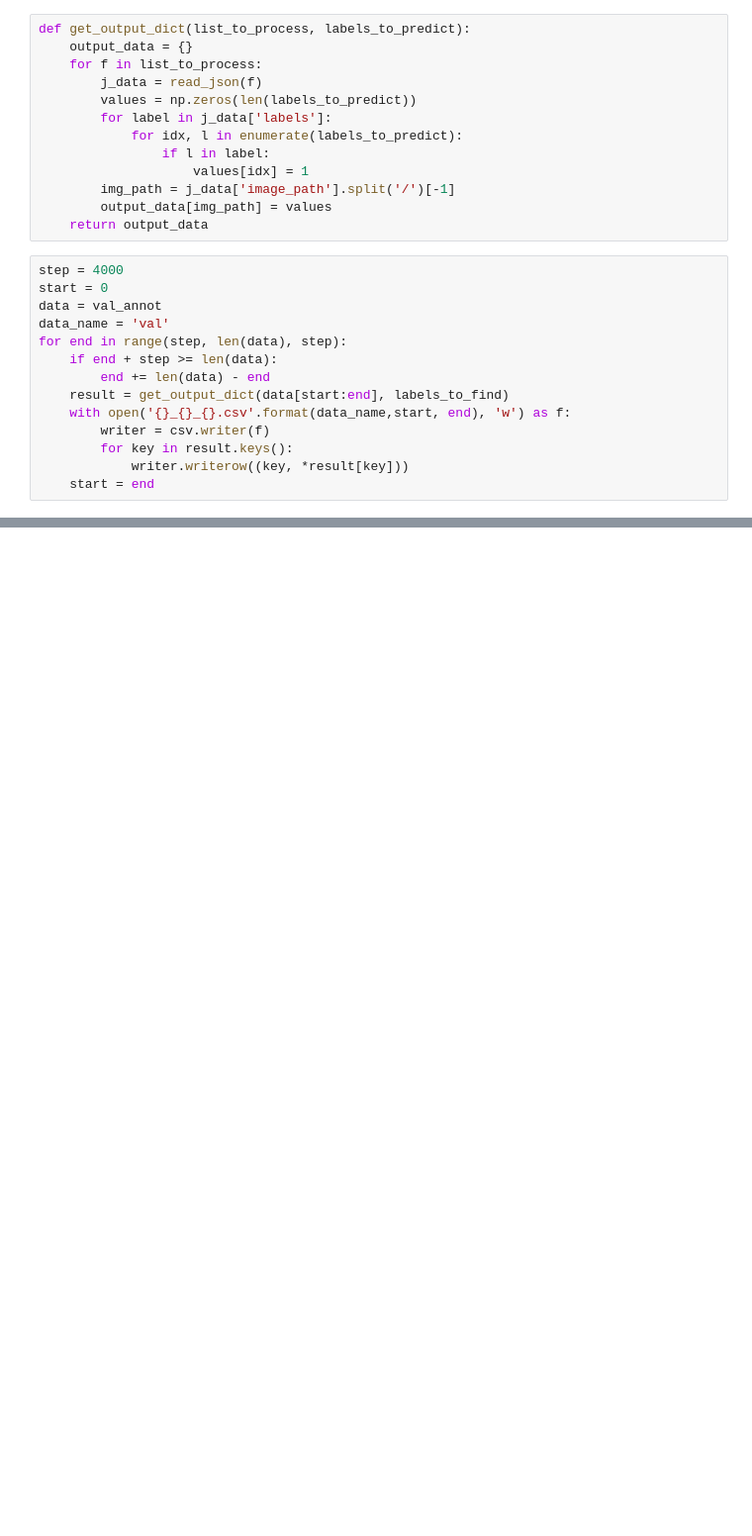
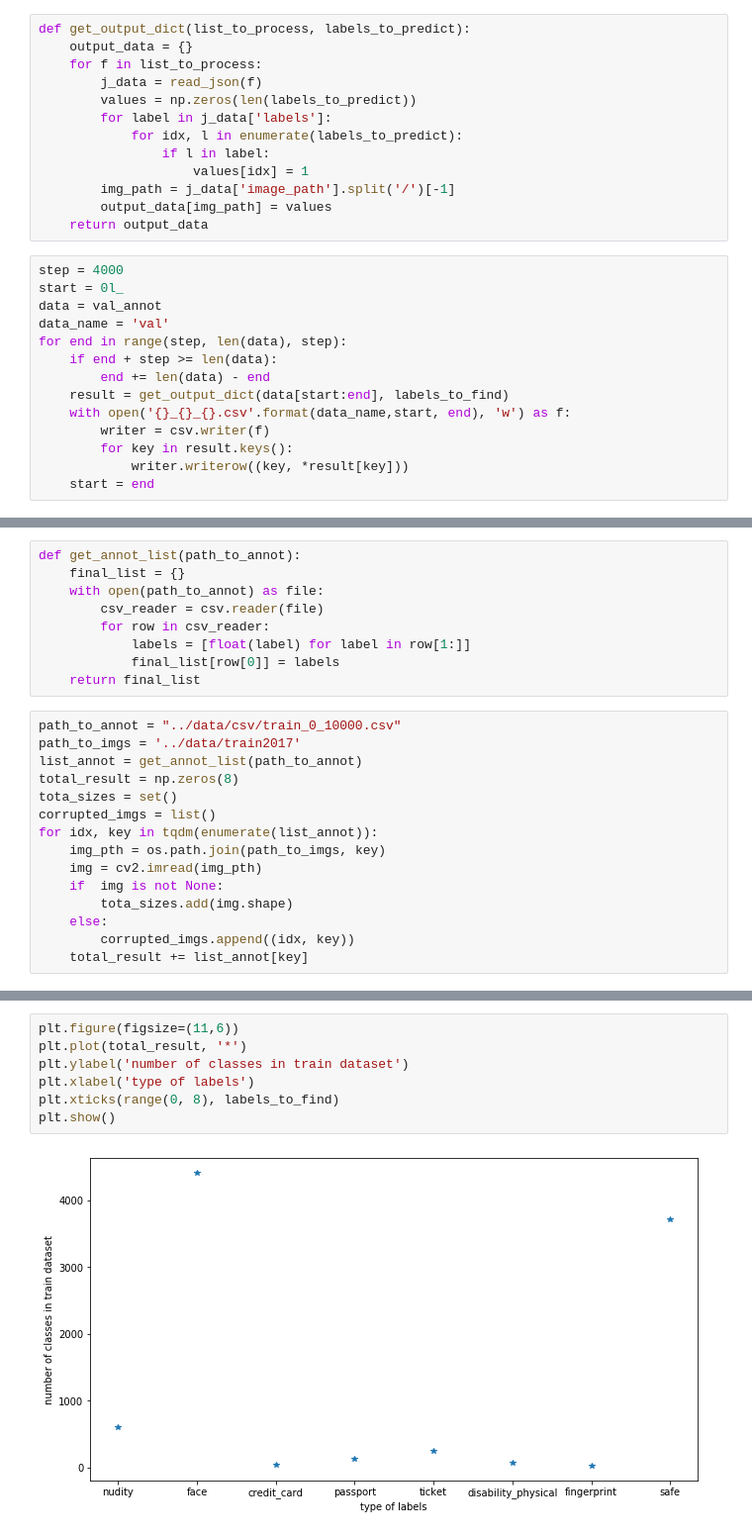
Before and after one commit to AntonPon/ImageClassificationPyTorch, a Jupyter notebook: notebooks/exploration.ipynb, the cells around one changed output, grey strips where cells are left out. Shown at 99% size. Saved outputs shown, nothing was run; the diff lists cells and outputs as text; blank space fills up the shorter version.

Commit message:
added some data exploration

```diff
--- a/notebooks/exploration.ipynb
+++ b/notebooks/exploration.ipynb
@@ -79,7 +83,7 @@ def get_output_dict(list_to_process, labels_to_predict):
     return output_data
 # %%
 step = 4000
-start = 0
+start = 0l_
 data = val_annot
 data_name = 'val'
 for end in range(step, len(data), step):
@@ -96,0 +98,24 @@ for end in range(step, len(data), step):
+# %%
+def get_annot_list(path_to_annot):
+    final_list = {}
+    with open(path_to_annot) as file:
+        csv_reader = csv.reader(file)
+        for row in csv_reader:
+            labels = [float(label) for label in row[1:]]
+            final_list[row[0]] = labels
+    return final_list
+# %%
+path_to_annot = "../data/csv/train_0_10000.csv"
+path_to_imgs = '../data/train2017'
+list_annot = get_annot_list(path_to_annot)
+total_result = np.zeros(8)
+tota_sizes = set()
+corrupted_imgs = list()
+for idx, key in tqdm(enumerate(list_annot)):
+    img_pth = os.path.join(path_to_imgs, key)
+    img = cv2.imread(img_pth)
+    if  img is not None:
+        tota_sizes.add(img.shape)
+    else:
+        corrupted_imgs.append((idx, key))
+    total_result += list_annot[key]
@@ -96,0 +142,9 @@ for end in range(step, len(data), step):
+# %%
+plt.figure(figsize=(11,6))
+plt.plot(total_result, '*')
+plt.ylabel('number of classes in train dataset')
+plt.xlabel('type of labels')
+plt.xticks(range(0, 8), labels_to_find)
+plt.show()
+# %% [output]
+[figure, added]
```
Also changed, not shown: parts of 9 cells of this notebook, 1 other file.
